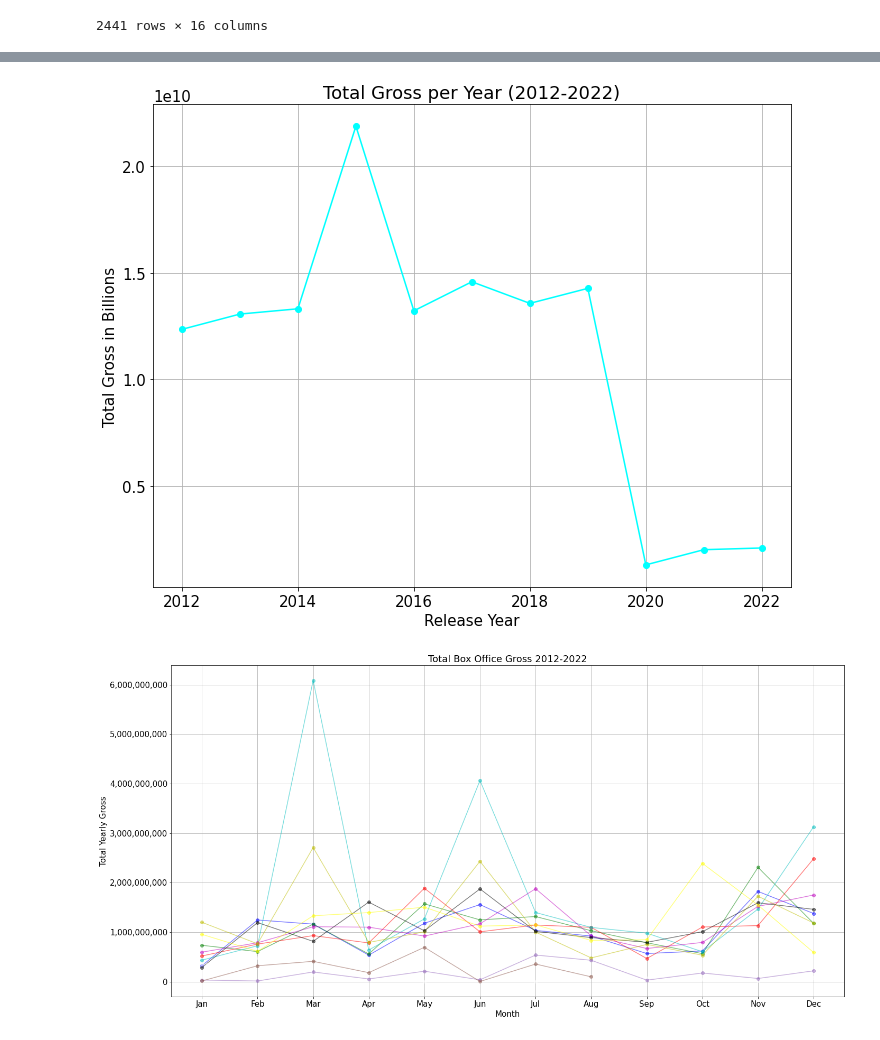
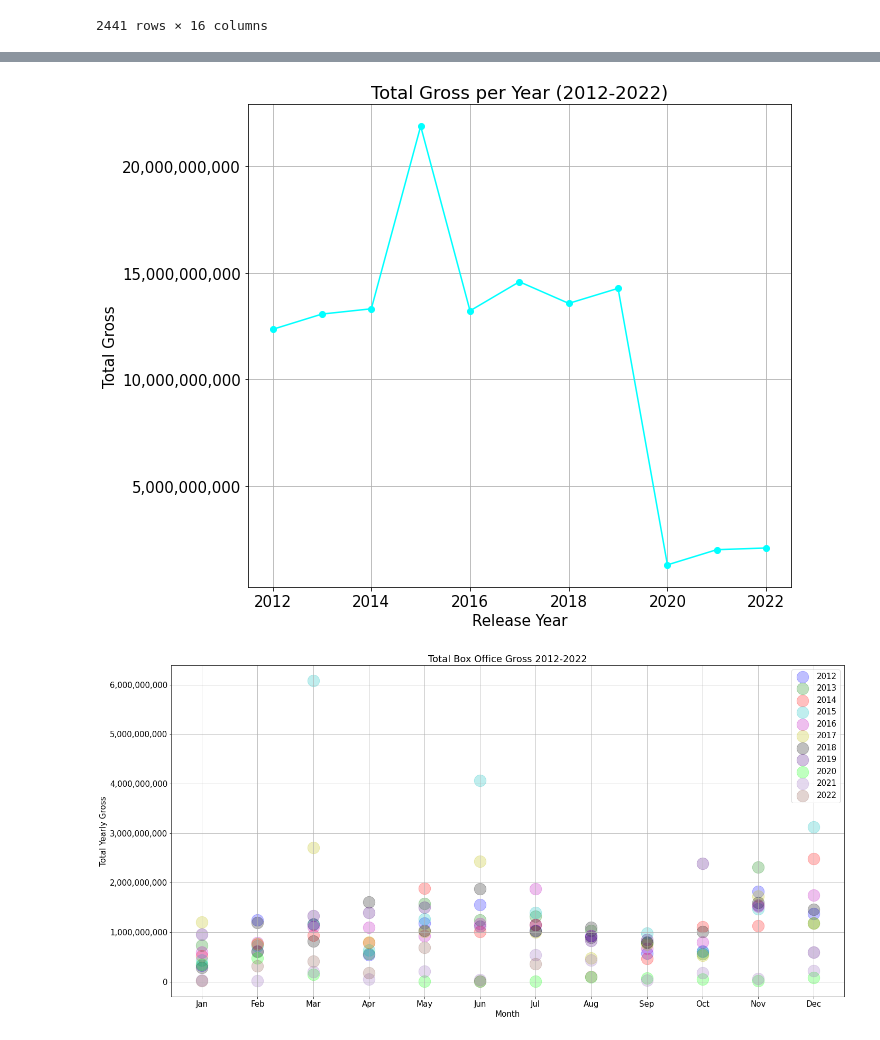
Before and after one commit to pedrov718/box_office_project, a Jupyter notebook: phase1_project.ipynb, the cells around one changed output, grey strips where cells are left out. Saved outputs shown, nothing was run; the diff lists cells and outputs as text; code cells hidden in the pictures.

```diff
--- a/phase1_project.ipynb
+++ b/phase1_project.ipynb
@@ -311,25 +315,27 @@ years = total_gross_per_year.keys()
 # %%
 fig, ax = plt.subplots(figsize=(10,8))
 
 # sets up bar plot
 ax.plot(years, total_gross_per_year, color = "cyan",  marker = 'o')
 ax.set_xlabel('Release Year')
-ax.set_ylabel('Total Gross in Billions')
+ax.set_ylabel('Total Gross')
 ax.set_title('Total Gross per Year (2012-2022)')
+ax.get_yaxis().set_major_formatter(
+    matplotlib.ticker.FuncFormatter(lambda x, p: format(int(x), ',')))
 plt.rcParams.update({'font.size': 15})
 plt.grid()
 plt.tight_layout()
 plt.show();
 # %% [output]
-[figure, old version]
+[figure, new version]
 # %%
 fig, ax = plt.subplots(figsize=(20,10))
 
 gross_per_month_year = movies_clean.groupby(["release_year", "month"])["Gross"].sum()
-colors = ["b", "g", "r", "c", "m", "y", "k", "yellow", "w", "tab:purple", "tab:brown"]
+colors = ["b", "g", "r", "c", "m", "y", "k", "indigo", "lime", "tab:purple", "tab:brown"]
 
 for year,color in zip(range(2012,2023), colors):
-    ax.plot(months, gross_per_month_year[year], c = color,  marker = 'o', alpha = .5)
+    ax.scatter(months, gross_per_month_year[year], c = color,  marker = 'o', s=500,alpha = .25, label= f'{year}')
 ax.set_xlabel('Month')
 ax.get_yaxis().set_major_formatter(
     matplotlib.ticker.FuncFormatter(lambda x, p: format(int(x), ',')))
@@ -338,6 +344,7 @@ ax.set_title(f'Total Box Office Gross 2012-2022')
 plt.rcParams.update({'font.size': 15})
 plt.grid()
 plt.tight_layout()
+leg = ax.legend();
 plt.show();
 # %% [output]
-[figure, old version]
+[figure, new version]
```
Also changed, not shown: parts of 2 cells of this notebook.
